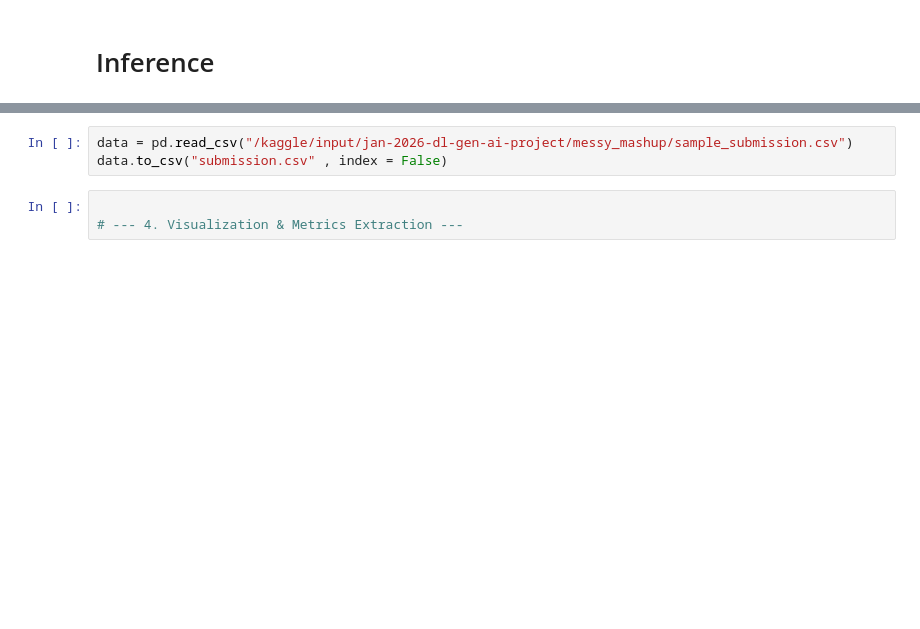
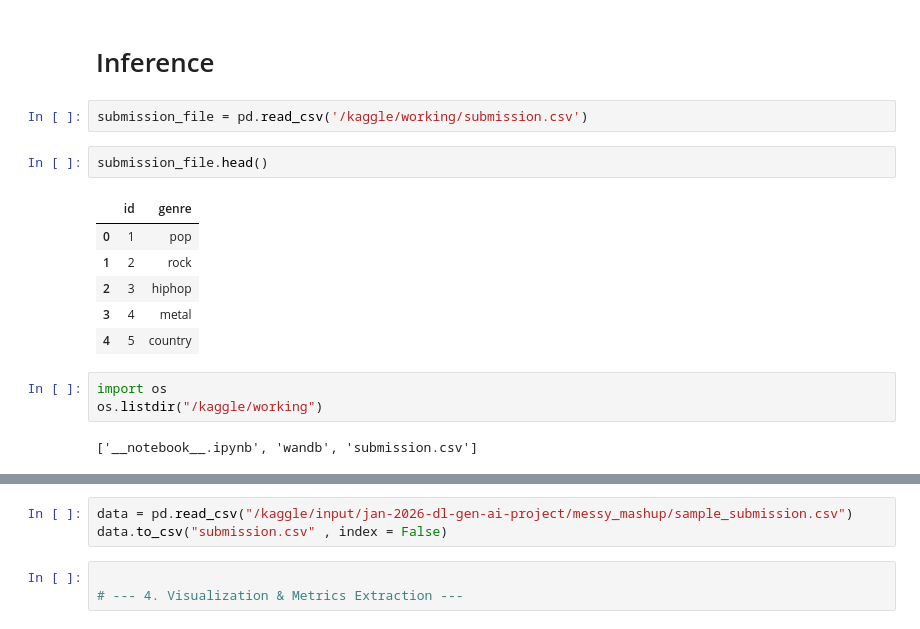
Before and after one commit to 23f2005169/DL-23f2005169-notebook-t12026, a Jupyter notebook: kaggle_notebook.ipynb, the cells around one changed output, grey strips where cells are left out. Cells and saved outputs as stored; diff of their text form; blank space fills up the shorter version.

```diff
--- a/kaggle_notebook.ipynb
+++ b/kaggle_notebook.ipynb
@@ -283,5 +439,21 @@ print(sub['genre'].value_counts())
 # %% [markdown]
 # Inference
+# %%
+submission_file = pd.read_csv('/kaggle/working/submission.csv')
+# %%
+submission_file.head()
+# %% [output]
+|  | id | genre |
+| 0 | 1 | pop |
+| 1 | 2 | rock |
+| 2 | 3 | hiphop |
+| 3 | 4 | metal |
+| 4 | 5 | country |
+# %%
+import os
+os.listdir("/kaggle/working")
+# %% [output]
+['__notebook__.ipynb', 'wandb', 'submission.csv']
 # %%
 """model.load_state_dict(torch.load("/kaggle/working/best_ast_model.pth", map_location=DEVICE))
 model.eval()
```
Also changed, not shown: parts of 24 cells of this notebook.
